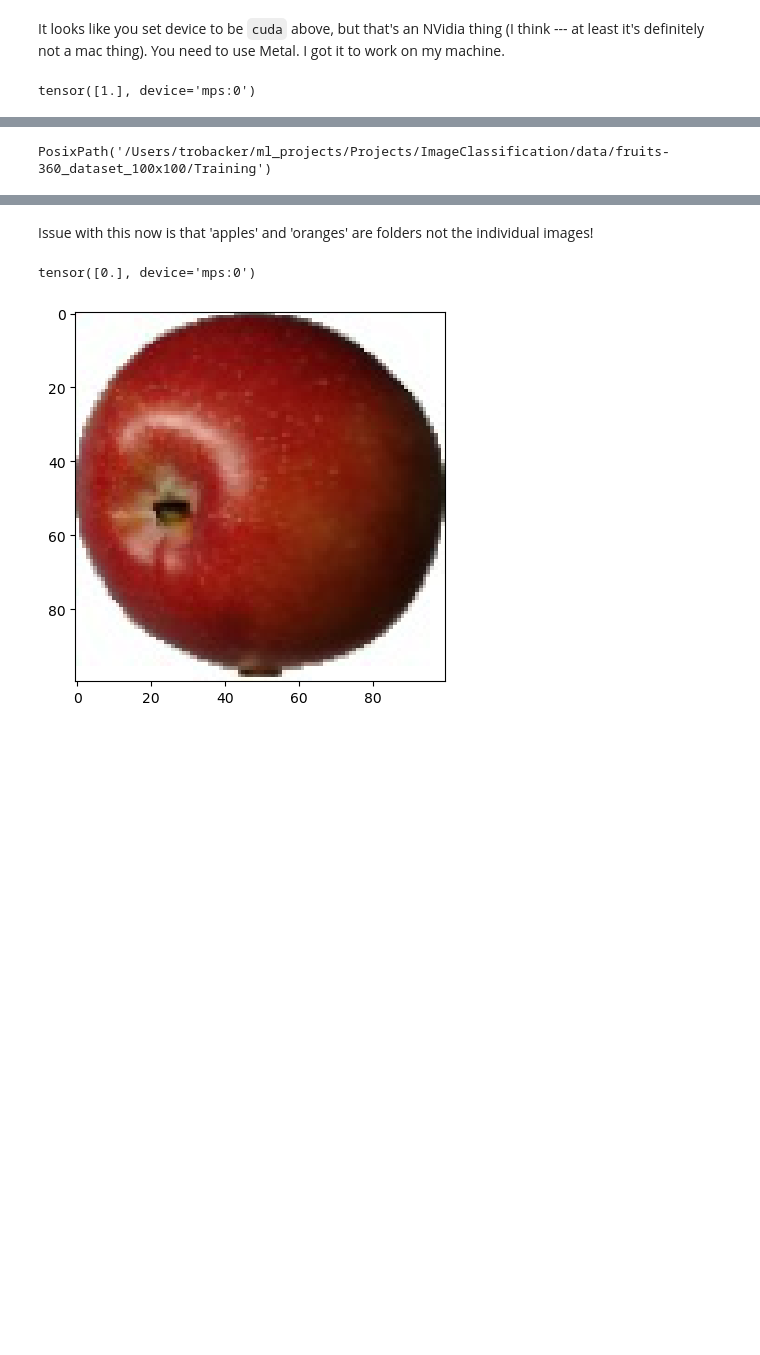
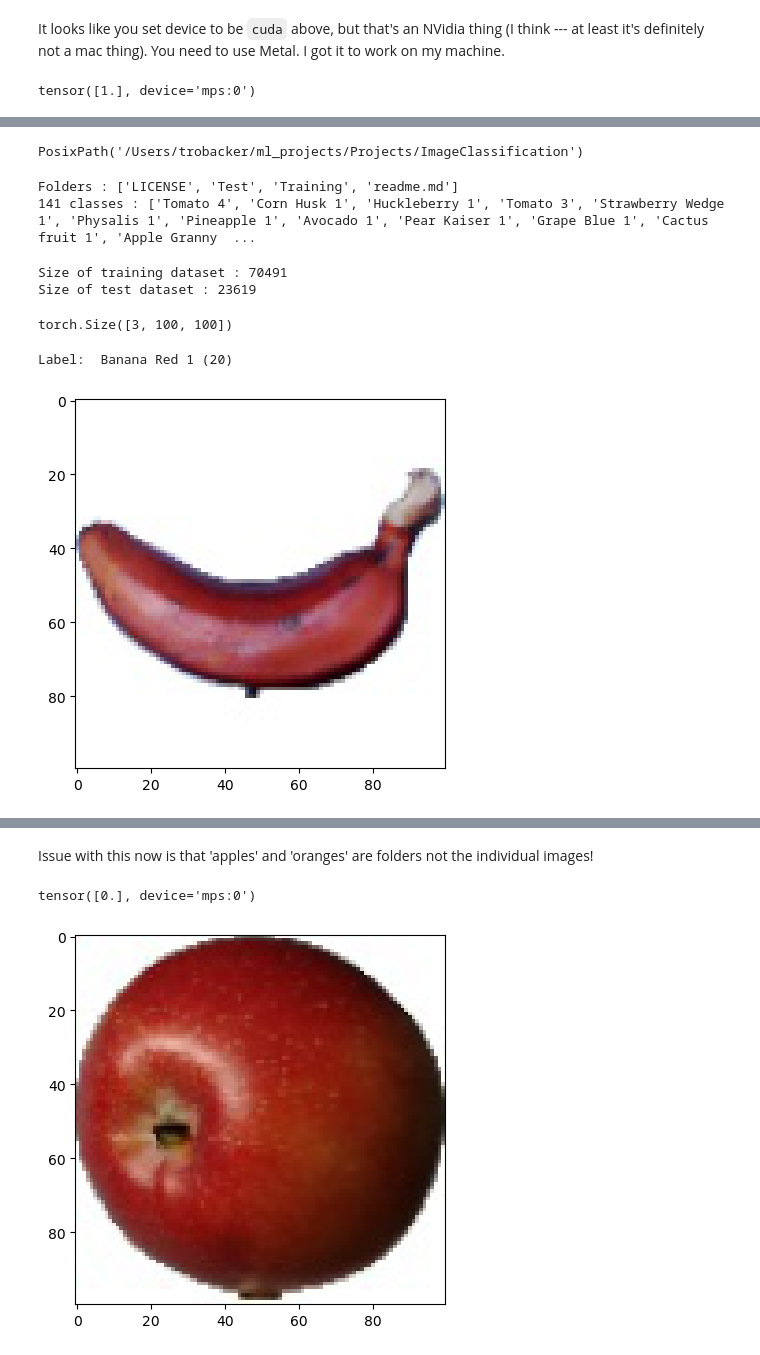
Before and after one commit to bsalisbury1/Projects, a Jupyter notebook: ImageClassification/PyTorch/pytorch_fruits.ipynb, the cells around one changed output, grey strips where cells are left out. Saved outputs shown, nothing was run; the diff lists cells and outputs as text; code cells hidden in the pictures; blank space fills up the shorter version.

Commit message:
Data loading refined, CNN under construction

```diff
--- a/ImageClassification/PyTorch/pytorch_fruits.ipynb
+++ b/ImageClassification/PyTorch/pytorch_fruits.ipynb
@@ -37,7 +41,41 @@ PATH = Path('.').absolute().parent
 data_dir = PATH / 'data' / 'fruits-360_dataset_100x100'
 train_data_dir = data_dir / 'Training'
 test_data_dir  = data_dir / 'Test'
-# %%
-train_data_dir
-# %% [output]
-PosixPath('/Users/trobacker/ml_projects/Projects/ImageClassification/data/fruits-360_dataset_100x100/Training')
+# %%
+PATH
+# %% [output]
+PosixPath('/Users/trobacker/ml_projects/Projects/ImageClassification')
+# %%
+print('Folders :', os.listdir(str(data_dir)))
+classes =  os.listdir(str(train_data_dir))  # train_data_dir.iterdir()
+print(f'{len(classes)} classes :', classes)
+# %% [output]
+Folders : ['LICENSE', 'Test', 'Training', 'readme.md']
+141 classes : ['Tomato 4', 'Corn Husk 1', 'Huckleberry 1', 'Tomato 3', 'Strawberry Wedge 1', 'Physalis 1', 'Pineapple 1', 'Avocado 1', 'Pear Kaiser 1', 'Grape Blue 1', 'Cactus fruit 1', 'Apple Granny  ...
+# %%
+from torchvision.datasets import ImageFolder
+from torchvision.transforms import ToTensor
+
+dataset = ImageFolder(str(data_dir) + '/Training', transform=ToTensor())
+print('Size of training dataset :', len(dataset))
+test = ImageFolder(str(data_dir) + '/Test', transform=ToTensor())
+print('Size of test dataset :', len(test))
+# %% [output]
+Size of training dataset : 70491
+Size of test dataset : 23619
+# %%
+# view one image shape of the dataset.
+img, label = dataset[599]
+print(img.shape)
+# %% [output]
+torch.Size([3, 100, 100])
+# %%
+# function for the showing the image.
+def show_image(img, label):
+    print('Label: ', dataset.classes[label], "("+str(label)+")")
+    plt.imshow(img.permute(1, 2, 0))
+
+show_image(*dataset[10001])
+# %% [output]
+Label:  Banana Red 1 (20)
+[figure, added]
```
Also changed, not shown: parts of 19 cells of this notebook.
